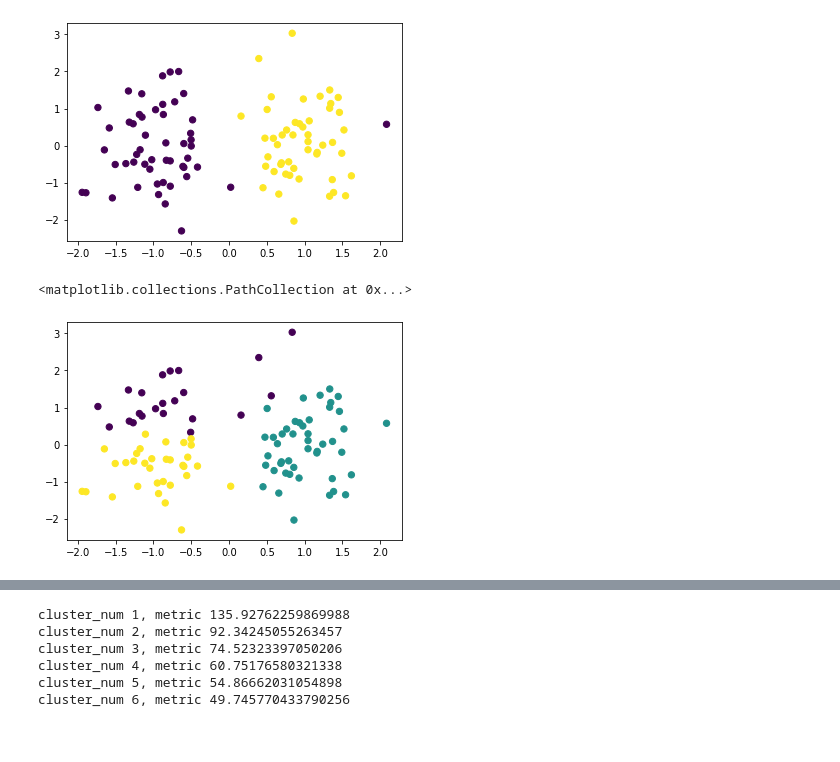
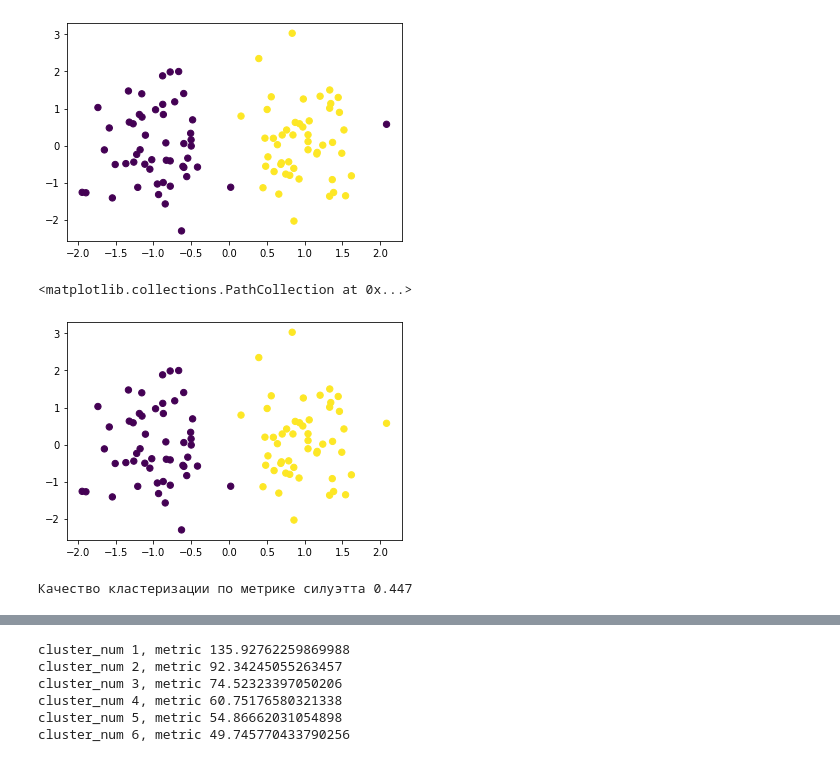
Before and after one commit to MagicMoleMM/DistFitter, a Jupyter notebook: 07_01.ipynb, the cells around one changed output, grey strips where cells are left out. Drawn from its saved outputs; the diff is of its cells as text; code cells hidden in the pictures.

```diff
--- a/07_01.ipynb
+++ b/07_01.ipynb
@@ -31,10 +31,17 @@ plt.scatter(X[:,0], X[:,1], s=40, marker='o', c=Y)
 # %%
 from sklearn.cluster import KMeans
 
-kmeans_model = KMeans(n_clusters=3, random_state=0)
+kmeans_model = KMeans(n_clusters=2, random_state=0)
 kmeans_model.fit(X)
 
 plt.scatter(X[:,0], X[:,1], s=40, marker='o', c=kmeans_model.labels_)
 # %% [output]
 <matplotlib.collections.PathCollection at 0x...>
-[figure, old version]
+[figure, new version]
+# %%
+from sklearn.metrics import silhouette_score
+
+score = silhouette_score(X, kmeans_model.labels_)
+print(f'Качество кластеризации по метрике силуэтта {round(score,3)}')
+# %% [output]
+Качество кластеризации по метрике силуэтта 0.447
```
Also changed, not shown: parts of 3 cells of this notebook.
